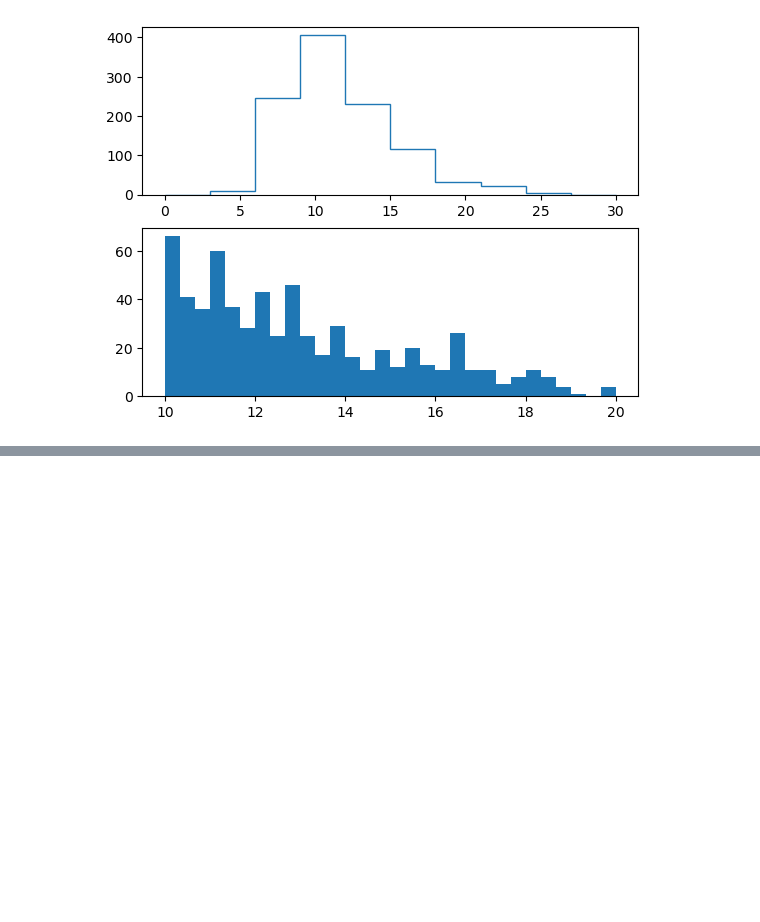
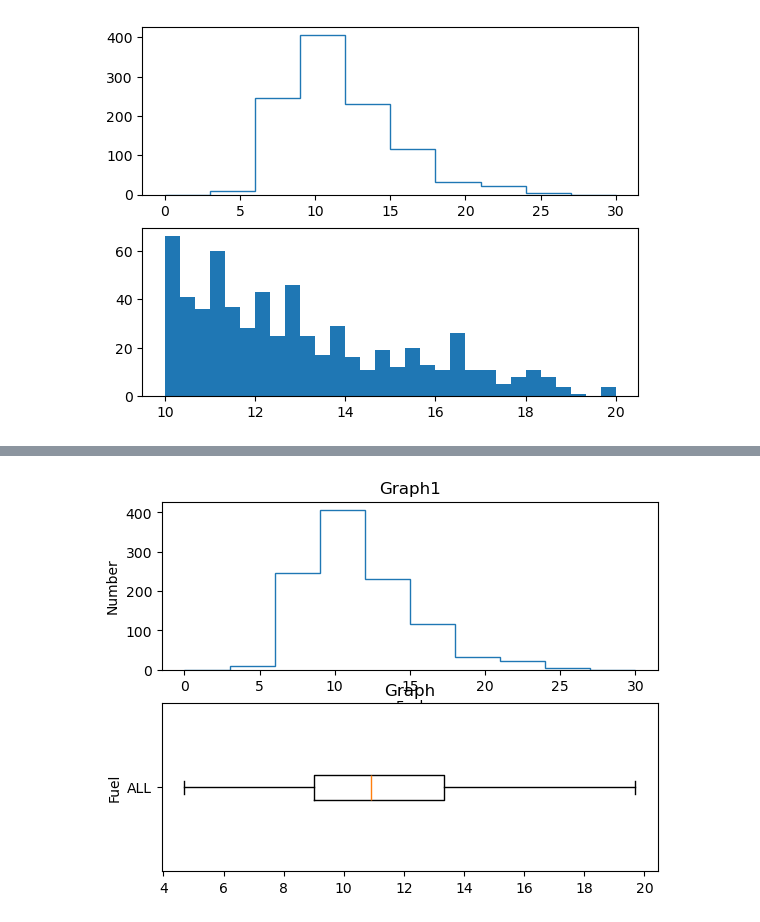
Before and after one commit to MohammadNainy/Visual, a Jupyter notebook: Matplotlib.ipynb, the cells around one changed output, grey strips where cells are left out. Saved outputs shown, nothing was run; the diff lists cells and outputs as text; code cells hidden in the pictures; blank space fills up the shorter version.

```diff
--- a/Matplotlib.ipynb
+++ b/Matplotlib.ipynb
@@ -145,0 +174,12 @@ ax[1].hist(df["FUELCONSUMPTION_COMB"],range=(10,20),bins=30);
+# %%
+fig , (ax1,ax2) = plt.subplots(2)
+ax1.hist(df["FUELCONSUMPTION_COMB"],range=(0,30),histtype='step');
+ax1.set(title="Graph1",
+        xlabel="Fuel",
+        ylabel="Number"
+       );
+ax2.boxplot(df["FUELCONSUMPTION_COMB"],labels=["ALL"],showfliers=False,vert=False);
+ax2.set(title="Graph",
+       ylabel="Fuel");
+# %% [output]
+[figure, added]
```
Also changed, not shown: parts of 3 cells of this notebook.
